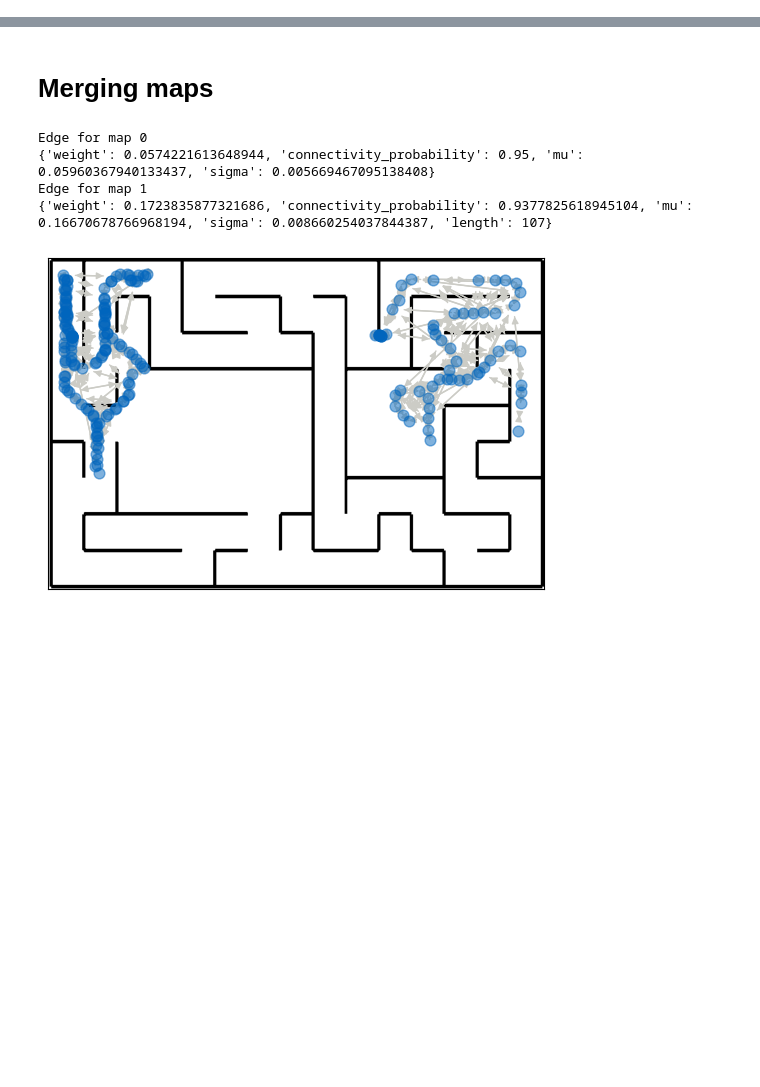
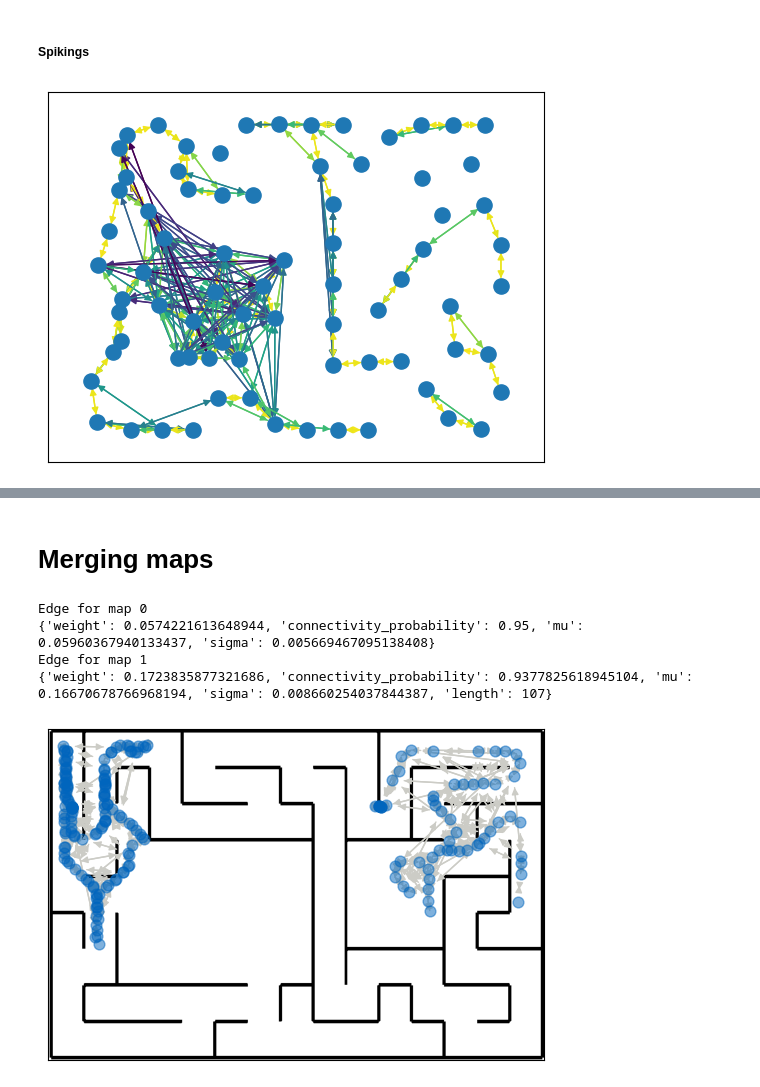
Before and after one commit to Warggr/bio-inspired-navigation, a Jupyter notebook: scripts/show_cogmaps.ipynb, the cells around one changed output, grey strips where cells are left out. Drawn from its saved outputs; the diff is of its cells as text; code cells hidden in the pictures; blank space fills up the shorter version.

Commit message:
add script to show REs on cogmap

```diff
--- a/scripts/show_cogmaps.ipynb
+++ b/scripts/show_cogmaps.ipynb
@@ -69,0 +55,24 @@ Average error: 4.2259056677572
+# %%
+map_file = "after_exploration.gpickle"
+cognitive_map = LifelongCognitiveMap(reachability_estimator=None, load_data_from=map_file, debug=False)
+# %%
+import networkx as nx
+import matplotlib.pyplot as plt
+
+node_network = cognitive_map.node_network
+positions = { node: nodeval['pos'] for node, nodeval in node_network.nodes.items() }
+
+def draw_network_with_re(re):
+    reachabilities = []
+    for start, end in node_network.edges:
+        reachabilities.append(re.reachability_factor(start, end))
+    nx.draw_networkx(node_network, node_size=120, with_labels=False, pos=positions, edge_color=reachabilities)
+    plt.show()
+
+from system.controller.reachability_estimator.reachability_estimation import reachability_estimator_factory
+# %% [markdown]
+##### Spikings
+# %%
+draw_network_with_re(reachability_estimator_factory('spikings'))
+# %% [output]
+[figure, added]
```
Also changed, not shown: parts of 20 cells of this notebook, 1 other file.
